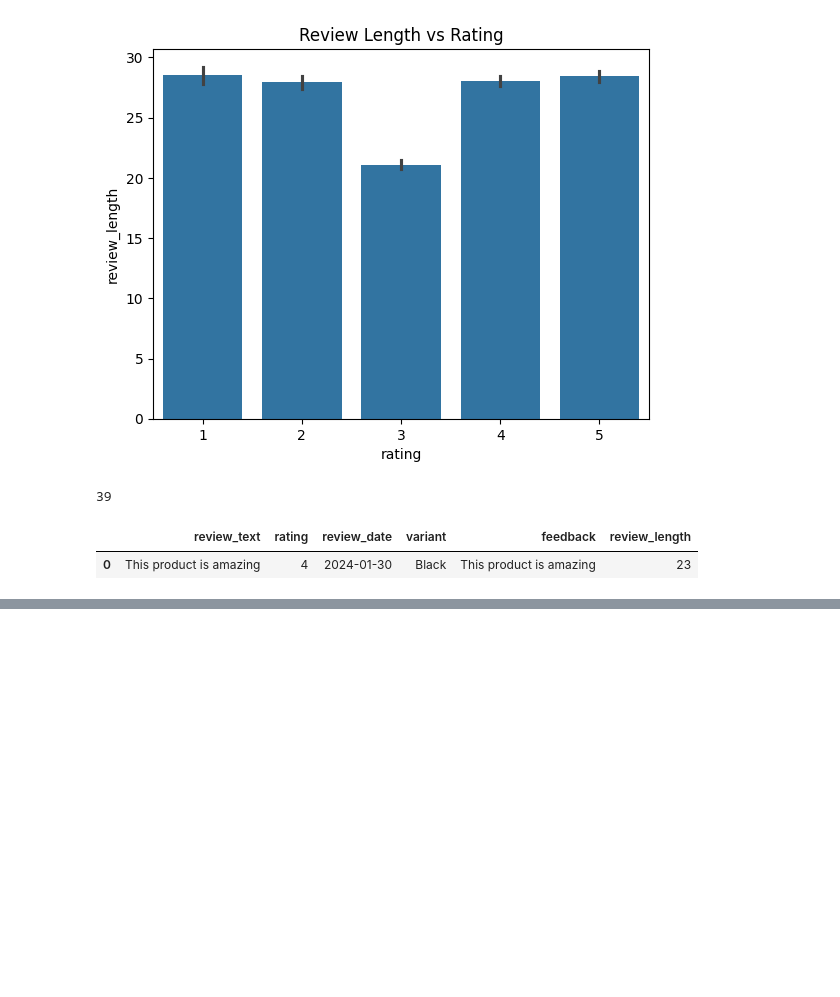
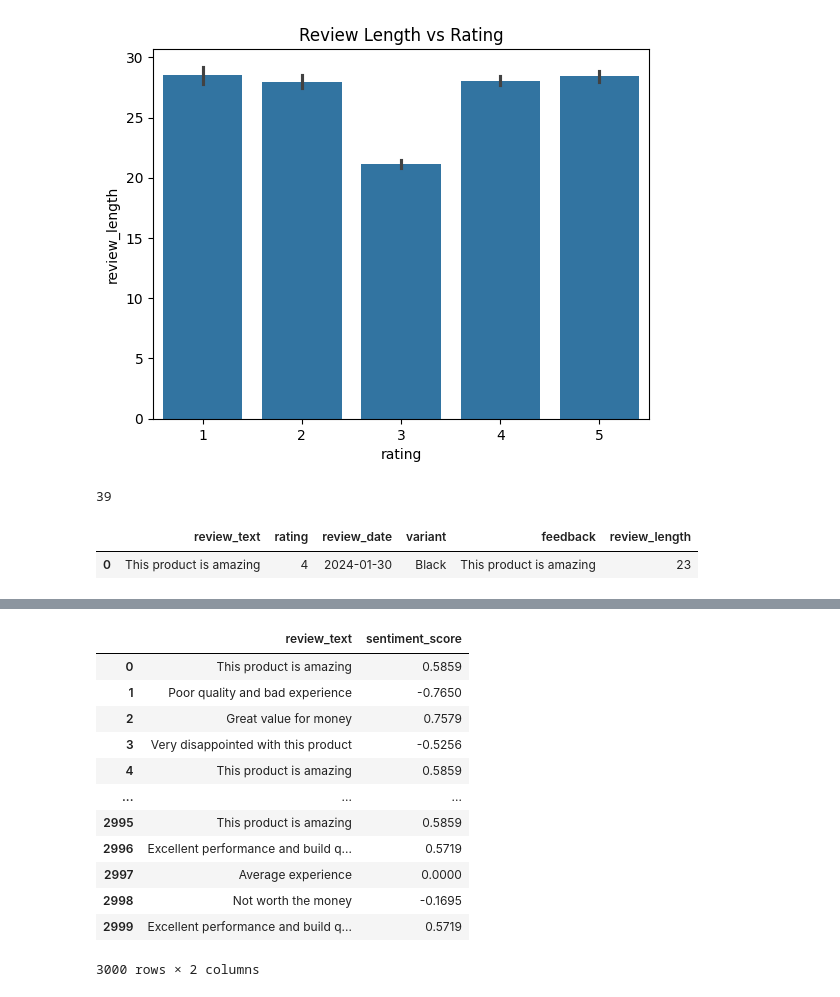
Before and after one commit to itzuditsharma/Sentiment-Analysis-Alexa, a Jupyter notebook: Review_prediction/process.ipynb, the cells around one changed output, grey strips where cells are left out. Cells and saved outputs as stored; diff of their text form; code cells hidden in the pictures; blank space fills up the shorter version.

Commit message:
Added code for column Transformer

```diff
--- a/Review_prediction/process.ipynb
+++ b/Review_prediction/process.ipynb
@@ -81 +107,20 @@ df.head(1)
+# %%
+X = df[["review_text", "sentiment_score"]]
+y = df["rating"]
+# %%
+X
+# %% [output]
+|  | review_text | sentiment_score |
+| 0 | This product is amazing | 0.5859 |
+| 1 | Poor quality and bad experience | -0.7650 |
+| 2 | Great value for money | 0.7579 |
+| 3 | Very disappointed with this product | -0.5256 |
+| 4 | This product is amazing | 0.5859 |
+| ... | ... | ... |
+| 2995 | This product is amazing | 0.5859 |
+| 2996 | Excellent performance and build q... | 0.5719 |
+| 2997 | Average experience | 0.0000 |
+| 2998 | Not worth the money | -0.1695 |
+| 2999 | Excellent performance and build q... | 0.5719 |
+3000 rows × 2 columns
 # %%
```
Also changed, not shown: parts of 23 cells of this notebook.
